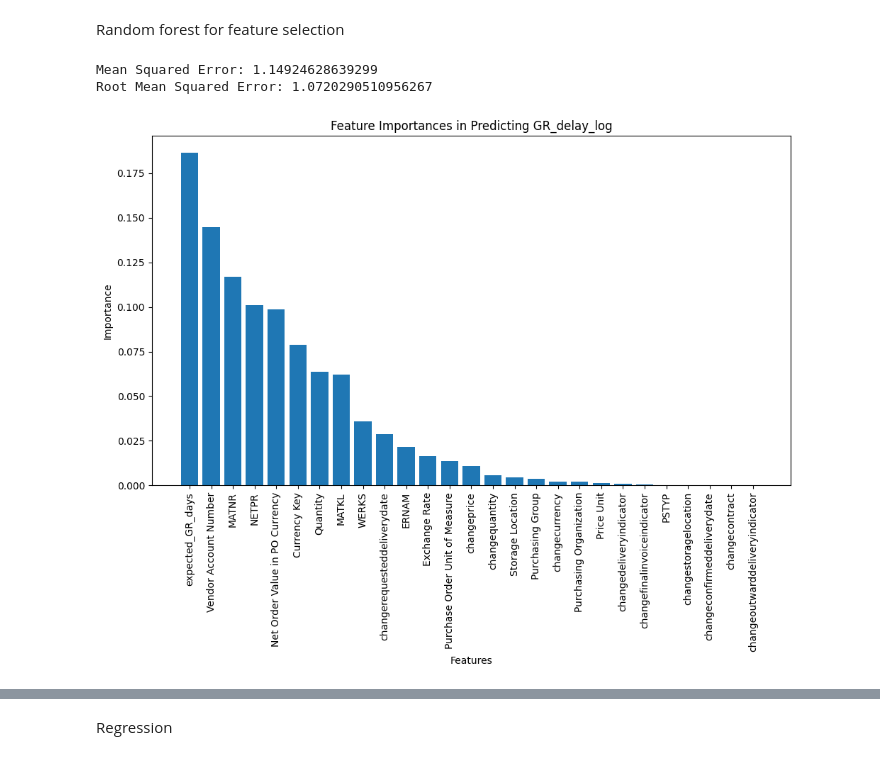
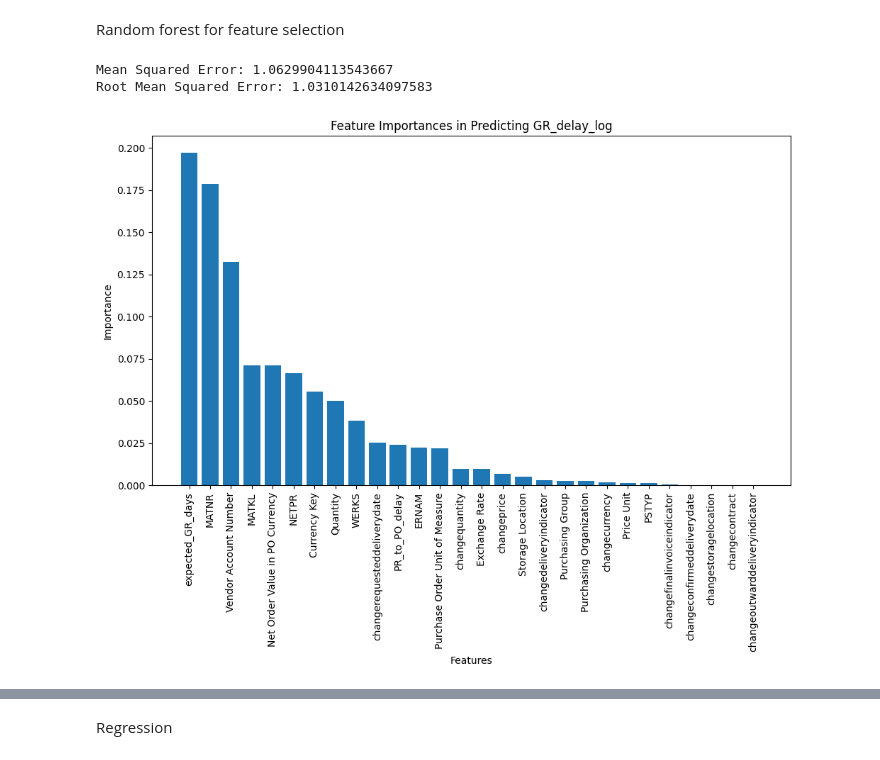
Before and after one commit to sri-anirudh/Deloitte-project, a Jupyter notebook: analysis2.ipynb, the cells around one changed output, grey strips where cells are left out. Drawn from its saved outputs; the diff is of its cells as text; code cells hidden in the pictures.

```diff
--- a/analysis2.ipynb
+++ b/analysis2.ipynb
@@ -131,0 +111,12 @@ for column in ['Vendor Account Number', 'MATKL', 'Currency Key', 'WERKS']:
+# %%
+#Handling missing values
+#merged_df[['expected_GR_days_bin', 'expected_GR_days']][merged_df['expected_GR_days_bin'].isnull()].describe()
+
+merged_df['PR_to_PO_delay_not_null_flag'] = merged_df['PR_to_PO_delay'].notnull().astype(int)
+columns_fill_zero = ['PR_to_PO_delay']
+merged_df[columns_fill_zero] = merged_df[columns_fill_zero].fillna(0)
+merged_df['expected_GR_days_not_neg_flag'] = merged_df['expected_GR_days_bin'].notnull().astype(int)
+merged_df['Vendor Account Number'].fillna(1, inplace=True)
+merged_df['Quantity'].fillna(0, inplace=True)
+merged_df['expected_GR_days_bin'] = merged_df['expected_GR_days_bin'].astype(float)
+merged_df['expected_GR_days_bin'].fillna(-1, inplace=True)
@@ -131,0 +251,29 @@ for column in ['Vendor Account Number', 'MATKL', 'Currency Key', 'WERKS']:
+# %%
+import pandas as pd
+
+# Assuming 'data' is your DataFrame
+
+# List of change columns
+change_columns = [
+    "changeconfirmeddeliverydate", "changecontract", "changecurrency",
+    "changedeliveryindicator", "changefinalinvoiceindicator",
+    "changeoutwarddeliveryindicator", "changeprice", "changequantity",
+    "changerequesteddeliverydate", "changestoragelocation"
+]
+
+# Create 'any_change_flag' by summing up all the change columns
+data['any_change_flag'] = data[change_columns].sum(axis=1)
+change_columns = change_columns + ['any_change_flag']
+# Now, calculate sum and count of 'GR_delay_flag_bin' where each change column is greater than 0
+results = {}
+for column in change_columns:
+    filtered_data = data[data[column] > 0]
+    results[column] = {
+        'sum_GR_delay_flag_bin': filtered_data['GR_delay_flag_bin'].sum(),
+        'count_GR_delay_flag_bin': filtered_data['GR_delay_flag_bin'].count()
+    }
+
+# Print the results
+for column, result in results.items():
+    print(f"Results for {column}:")
+    print(f"  Sum of GR_delay_flag_bin({round(result['sum_GR_delay_flag_bin']*100/result['count_GR_delay_flag_bin'],0)}%): {result['sum_GR_delay_flag_bin']}/{result['count_GR_delay_flag_bin']}")
@@ -140,7 +306,7 @@ data=merged_df.copy()
 # Columns where rows with null values should be removed
 columns_remove_rows = [
     'MATNR', 'Storage Location', 'Creation Indicator (Purchase Requisition/Schedule Lines)',
-    'Quantity', 'Vendor Account Number', 'GDdays', 'GR_delay', 'GDdays_log'
+    'Quantity', 'Vendor Account Number', 'GDdays', 'GR_delay', 'GDdays_log','PR_to_PO_delay'
 ]
 data.dropna(subset=columns_remove_rows, inplace=True)
 
@@ -152,7 +318,7 @@ data[columns_fill_zero] = data[columns_fill_zero].fillna(0)
 numerical_variables = [
     "expected_GR_days", "NETPR",
     "Net Order Value in PO Currency", "Quantity",
-    "Price Unit", "Exchange Rate"
+    "Price Unit", "Exchange Rate","PR_to_PO_delay"
 ]
 
 # List of nominal variables
@@ -207,33 +373,33 @@ rmse = mse ** 0.5
 
 print(f"Mean Squared Error: {mse}")
 print(f"Root Mean Squared Error: {rmse}")
 
 
 import matplotlib.pyplot as plt
 import numpy as np
 
 # Feature names from the model
 feature_names = numerical_variables + nominal_variables + binary_variables
 
 # Extract feature importances from the model
 importances = rf_model.feature_importances_
 
 # Sort the feature importances in descending order
 indices = np.argsort(importances)[::-1]
 
 # Rearrange feature names so they match the sorted feature importances
 sorted_feature_names = [feature_names[i] for i in indices]
 
 # Plotting
 plt.figure(figsize=(10, 8))
 plt.title("Feature Importances in Predicting GR_delay_log")
 plt.bar(range(len(importances)), importances[indices], align="center")
 plt.xticks(range(len(importances)), sorted_feature_names, rotation=90)
 plt.ylabel('Importance')
 plt.xlabel('Features')
 plt.tight_layout()  # adjusts subplots to give some padding
 plt.show()
 # %% [output]
-Mean Squared Error: 1.14924628639299
-Root Mean Squared Error: 1.0720290510956267
+Mean Squared Error: 1.0629904113543667
+Root Mean Squared Error: 1.0310142634097583
-[figure, old version]
+[figure, new version]
```
Also changed, not shown: parts of 17 cells of this notebook, 1 other file.
